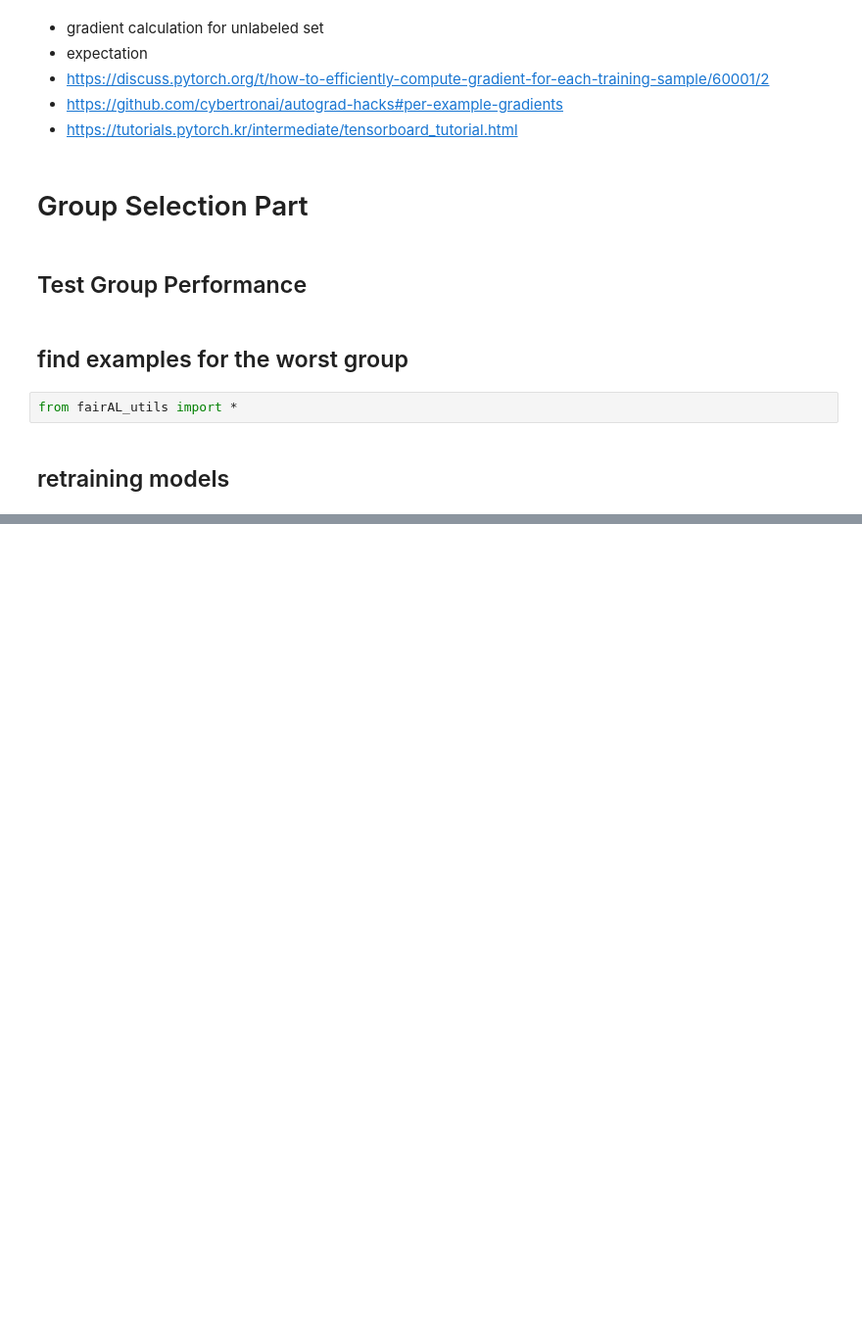
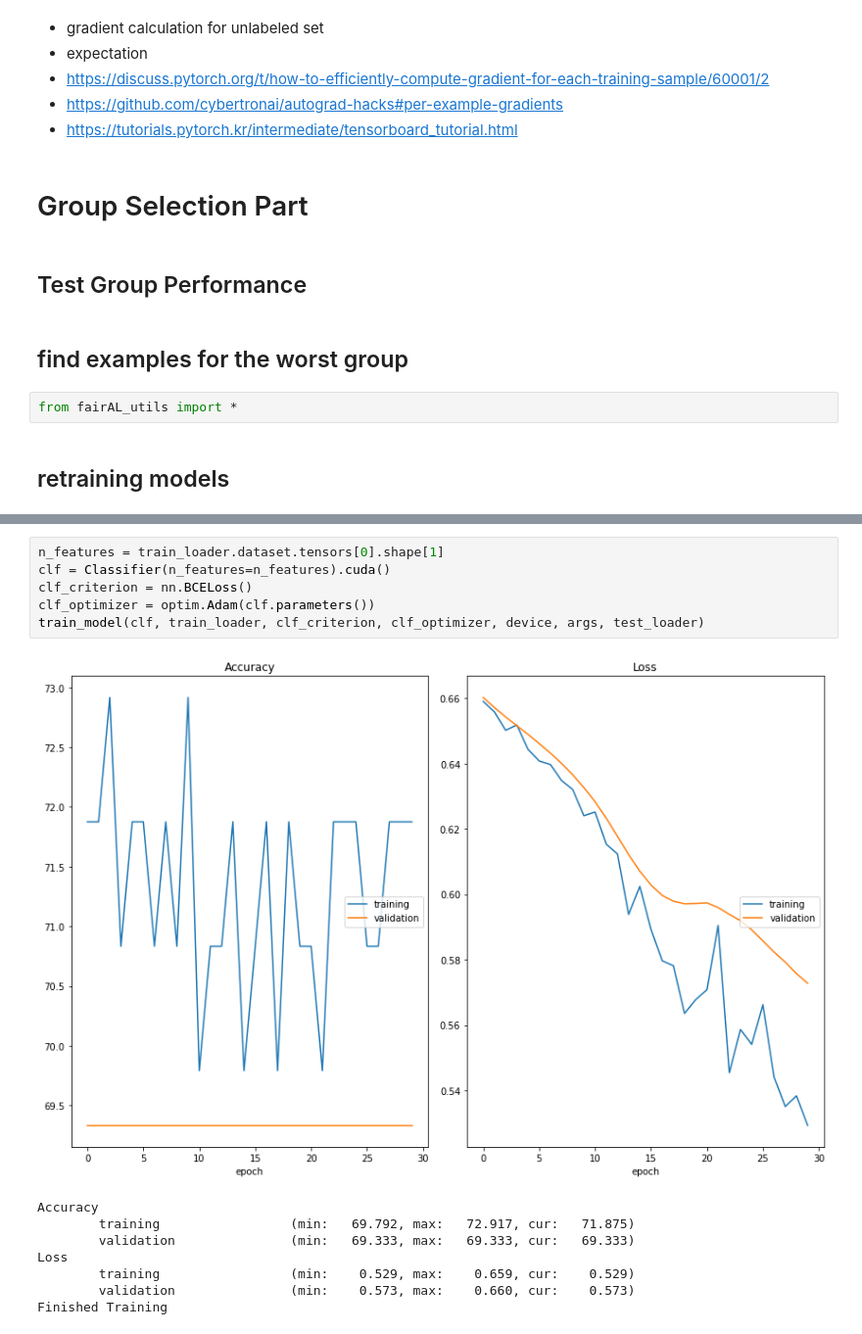
Before and after one commit to psr6275/fairness_AL, a Jupyter notebook: codes/210920_fairAL-Final.ipynb, the cells around one changed output, grey strips where cells are left out. Shown at 98% size. Drawn from its saved outputs; the diff is of its cells as text; blank space fills up the shorter version.

```diff
--- a/codes/210920_fairAL-Final.ipynb
+++ b/codes/210920_fairAL-Final.ipynb
@@ -185,0 +175,15 @@ Classifier(
+# %%
+n_features = train_loader.dataset.tensors[0].shape[1]
+clf = Classifier(n_features=n_features).cuda()
+clf_criterion = nn.BCELoss()
+clf_optimizer = optim.Adam(clf.parameters())
+train_model(clf, train_loader, clf_criterion, clf_optimizer, device, args, test_loader)
+# %% [output]
+[figure, added]
+Accuracy
+        training                 (min:   69.792, max:   72.917, cur:   71.875)
+        validation               (min:   69.333, max:   69.333, cur:   69.333)
+Loss
+        training                 (min:    0.529, max:    0.659, cur:    0.529)
+        validation               (min:    0.573, max:    0.660, cur:    0.573)
+Finished Training
```
Also changed, not shown: parts of 15 cells of this notebook, 4 other files.
